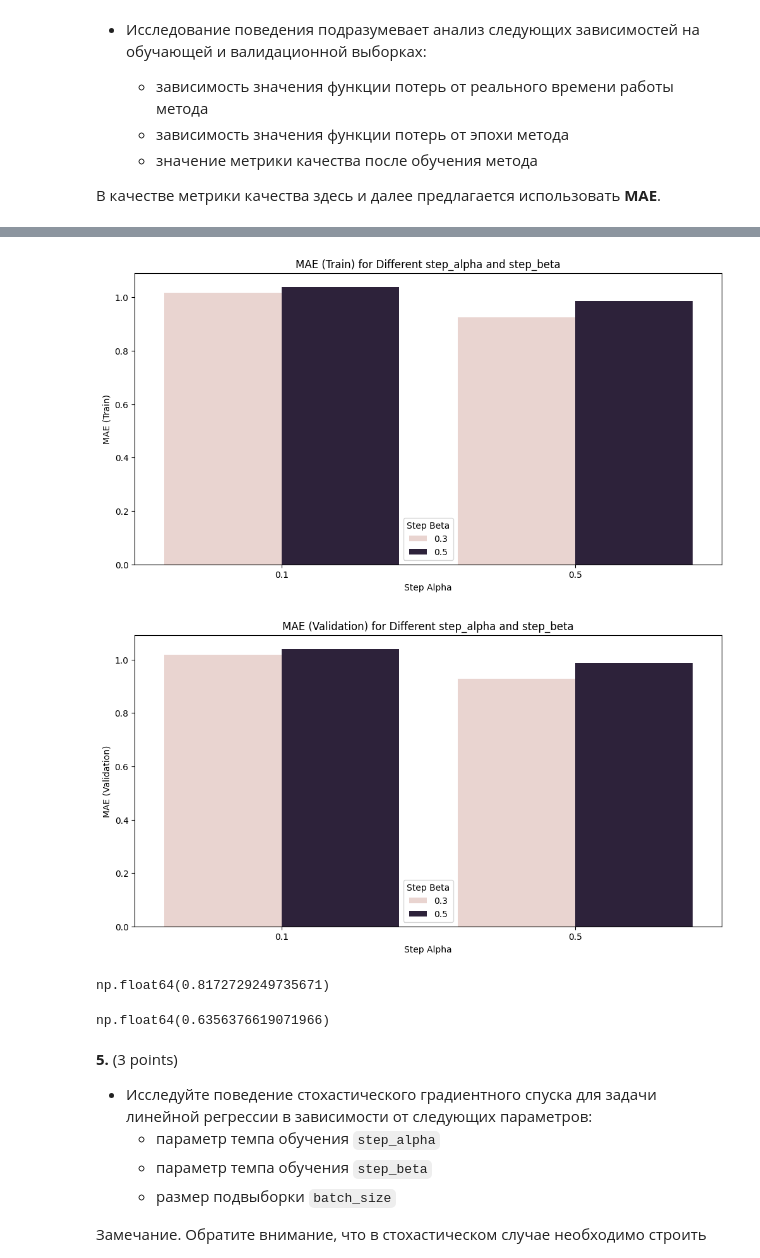
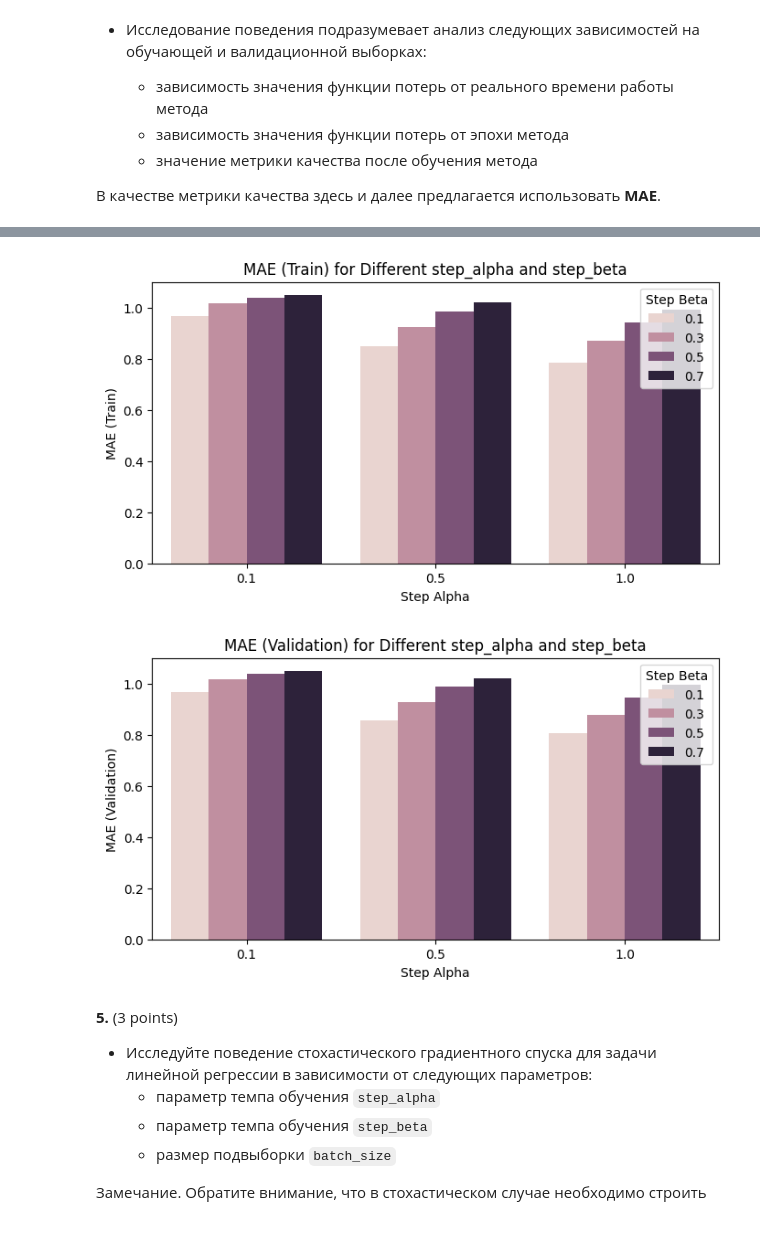
Before and after one commit to VictoryaChelina/ISP_ML1_2025_st, a Jupyter notebook: hw/hw2/ISP_HW2_LinearModel&Metrics.ipynb, the cells around one changed output, grey strips where cells are left out. Drawn from its saved outputs; the diff is of its cells as text; code cells hidden in the pictures; blank space fills up the shorter version.

```diff
--- a/hw/hw2/ISP_HW2_LinearModel&Metrics.ipynb
+++ b/hw/hw2/ISP_HW2_LinearModel&Metrics.ipynb
@@ -311,20 +321,38 @@ import seaborn as sns
 import matplotlib.pyplot as plt
 
 plt.figure(figsize=(12, 5))
-for (a, b), h in history.items():
+for (a, b, _), h in history_alphas_betas.items():
     sns.lineplot(x=h['time'], y=h['func'], label=f'alpha={a}, beta={b}')
 plt.xlabel('Time (s)')
 plt.ylabel('Loss')
-plt.title('Loss vs. Time')
+plt.title('Loss vs. Time (Train)')
 plt.legend()
 plt.show()
 
 plt.figure(figsize=(12, 5))
-for (a, b), h in history.items():
+for (a, b, _), h in history_alphas_betas.items():
+    sns.lineplot(x=h['time'], y=h['func_val'], label=f'alpha={a}, beta={b}')
+plt.xlabel('Time (s)')
+plt.ylabel('Loss')
+plt.title('Loss vs. Time (Val)')
+plt.legend()
+plt.show()
+
+plt.figure(figsize=(12, 5))
+for (a, b, _), h in history_alphas_betas.items():
     sns.lineplot(x=range(len(h['func'])), y=h['func'], label=f'alpha={a}, beta={b}')
 plt.xlabel('Epoch')
 plt.ylabel('Loss')
-plt.title('Loss vs. Epoch')
+plt.title('Loss vs. Epoch (Train)')
 plt.legend()
 plt.show()
+
+plt.figure(figsize=(12, 5))
+for (a, b, _), h in history_alphas_betas.items():
+    sns.lineplot(x=range(len(h['func_val'])), y=h['func_val'], label=f'alpha={a}, beta={b}')
+plt.xlabel('Epoch')
+plt.ylabel('Loss')
+plt.title('Loss vs. Epoch (Val)')
+plt.legend()
+plt.show()
 # %% [output]
@@ -336,30 +363,33 @@ mae_df = pd.DataFrame(mae_data, columns=['step_alpha', 'step_beta', 'mae_train',
+# %%
+def to_df(history: dict):
+    if len(list(history_alphas_betas.keys())[0]) > 2:
+        mae_data = [(a, b, batch, h['mae_train'], h['mae_val']) for (a, b, batch), h in history.items()]
+        mae_df = pd.DataFrame(mae_data, columns=['step_alpha', 'step_beta', 'batch_size', 'mae_train', 'mae_val'])
+    else:
+        mae_data = [(a, b, h['mae_train'], h['mae_val']) for (a, b), h in history.items()]
+        mae_df = pd.DataFrame(mae_data, columns=['step_alpha', 'step_beta', 'mae_train', 'mae_val'])
+    return mae_df
+# %%
+alphas_betas_mae_df = to_df(history_alphas_betas)
 # %%
-plt.figure(figsize=(4, 2))
-sns.barplot(data=mae_df, x="step_alpha", y="mae_train", hue="step_beta")
+plt.figure(figsize=(8, 4))
+sns.barplot(data=alphas_betas_mae_df, x="step_alpha", y="mae_train", hue="step_beta")
 plt.title("MAE (Train) for Different step_alpha and step_beta")
 plt.xlabel("Step Alpha")
 plt.ylabel("MAE (Train)")
 plt.legend(title="Step Beta")
 plt.show()
 
-plt.figure(figsize=(4, 2))
-sns.barplot(data=mae_df, x="step_alpha", y="mae_val", hue="step_beta")
+plt.figure(figsize=(8, 4))
+sns.barplot(data=alphas_betas_mae_df, x="step_alpha", y="mae_val", hue="step_beta")
 plt.title("MAE (Validation) for Different step_alpha and step_beta")
 plt.xlabel("Step Alpha")
 plt.ylabel("MAE (Validation)")
 plt.legend(title="Step Beta")
 plt.show()
 # %% [output]
-[figure, old version]
+[figure, new version]
-[figure, old version]
+[figure, new version]
-# %%
-y_train.mean()
-# %% [output]
-np.float64(0.8172729249735671)
-# %%
-y_train.median()
-# %% [output]
-np.float64(0.6356376619071966)
 # %% [markdown]
 **5.** (3 points)
 - Исследуйте поведение стохастического градиентного спуска для задачи линейной регрессии в зависимости от следующих параметров:
```
Also changed, not shown: parts of 15 cells of this notebook.
